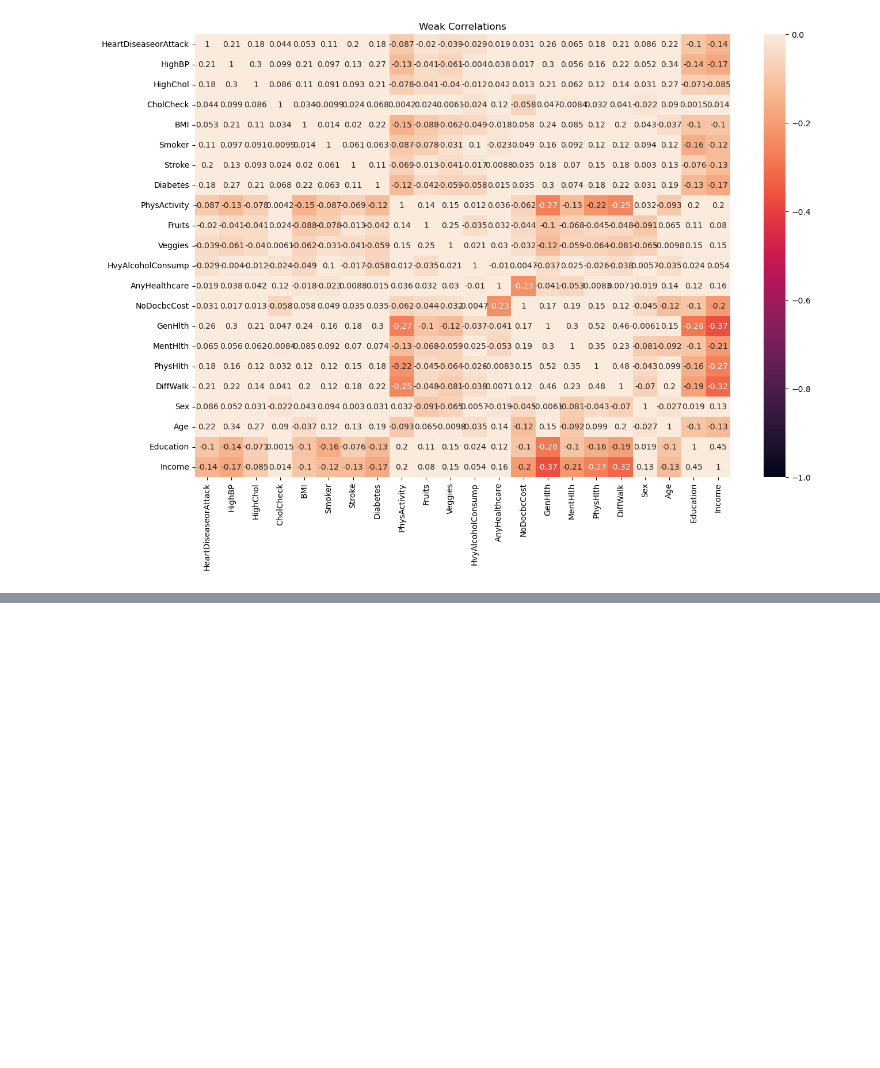
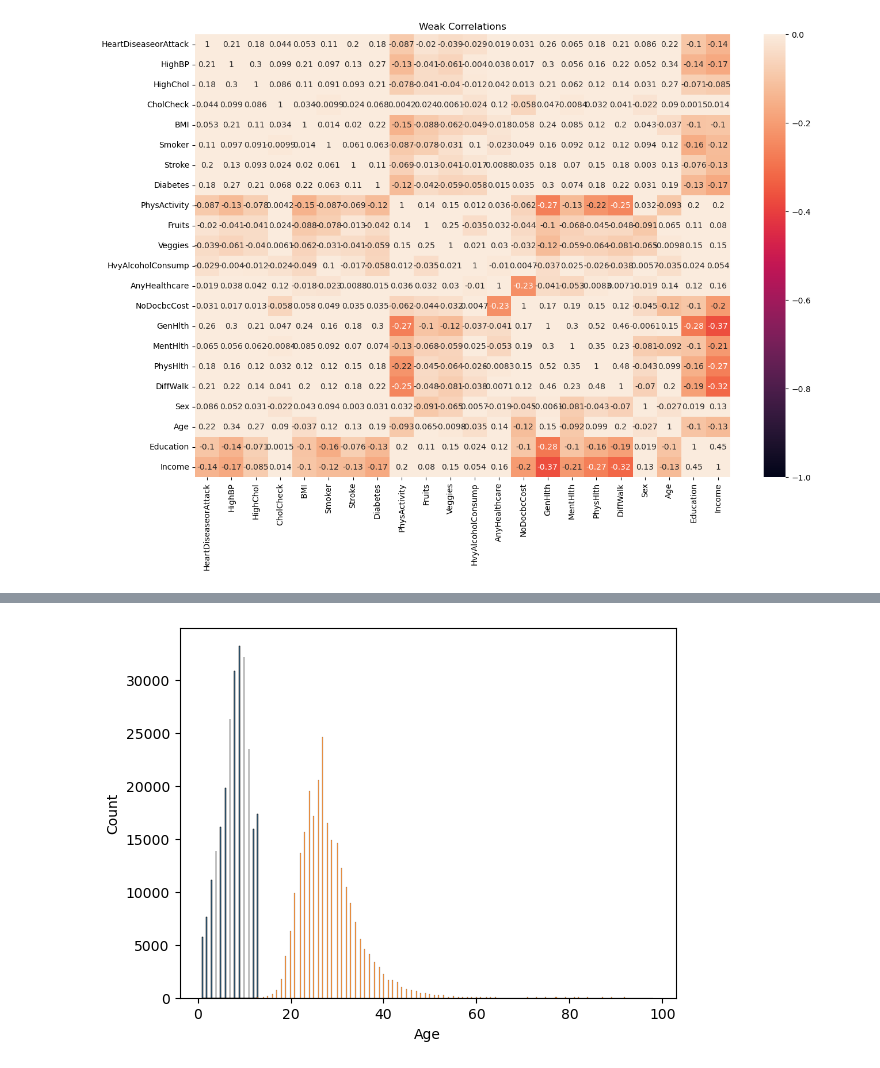
Before and after one commit to ejohnmedina/dsi-project-4, a Jupyter notebook: john-eda-graphs.ipynb, the cells around one changed output, grey strips where cells are left out. Drawn from its saved outputs; the diff is of its cells as text; code cells hidden in the pictures; blank space fills up the shorter version.

```diff
--- a/john-eda-graphs.ipynb
+++ b/john-eda-graphs.ipynb
@@ -153,0 +131,6 @@ plt.show();
+# %%
+sns.histplot(df, x='Age')
+sns.histplot(df, x='BMI')
+plt.show()
+# %% [output]
+[figure, added]
```
Also changed, not shown: parts of 7 cells of this notebook.
